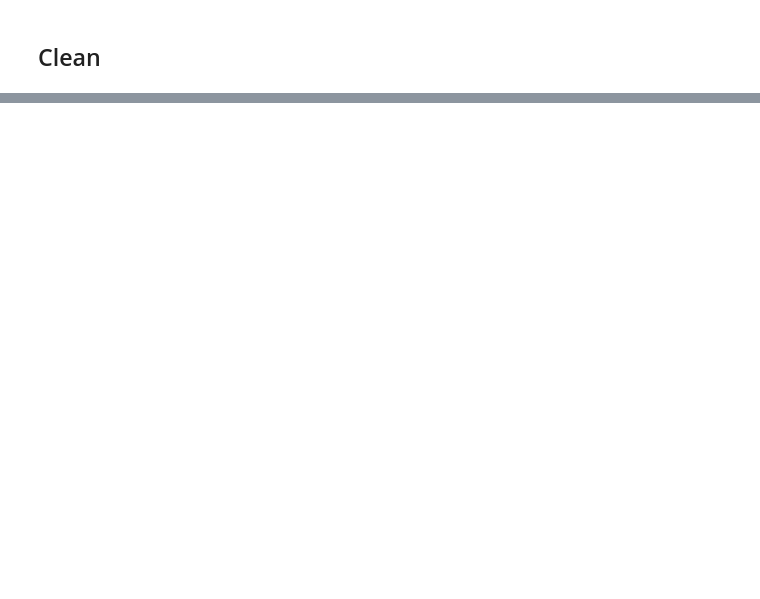
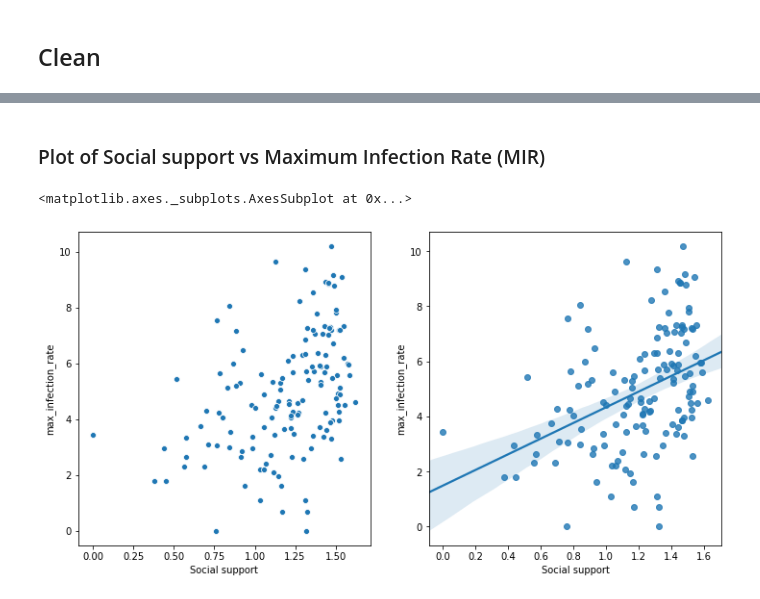
Before and after one commit to Kabayomi/Data-Analysis-with-COVID19-Dataset, a Jupyter notebook: covid_analysis.ipynb, the cells around one changed output, grey strips where cells are left out. Drawn from its saved outputs; the diff is of its cells as text; code cells hidden in the pictures; blank space fills up the shorter version.

```diff
--- a/covid_analysis.ipynb
+++ b/covid_analysis.ipynb
@@ -19,0 +201,12 @@ with zipfile.ZipFile('armenia.zip', 'r') as myzip:
+# %% [markdown]
+### Plot of Social support vs Maximum Infection Rate (MIR)
+# %%
+x = df["Social support"]
+y = df['max_infection_rate']
+
+fig, ax =plt.subplots(1,2, figsize=(12, 6))
+sns.scatterplot(x,np.log(y), ax=ax[0])
+sns.regplot(x, np.log(y), ax=ax[1])
+# %% [output]
+<matplotlib.axes._subplots.AxesSubplot at 0x...>
+[figure, added]
```
Also changed, not shown: parts of 44 cells of this notebook, 2 other files.
